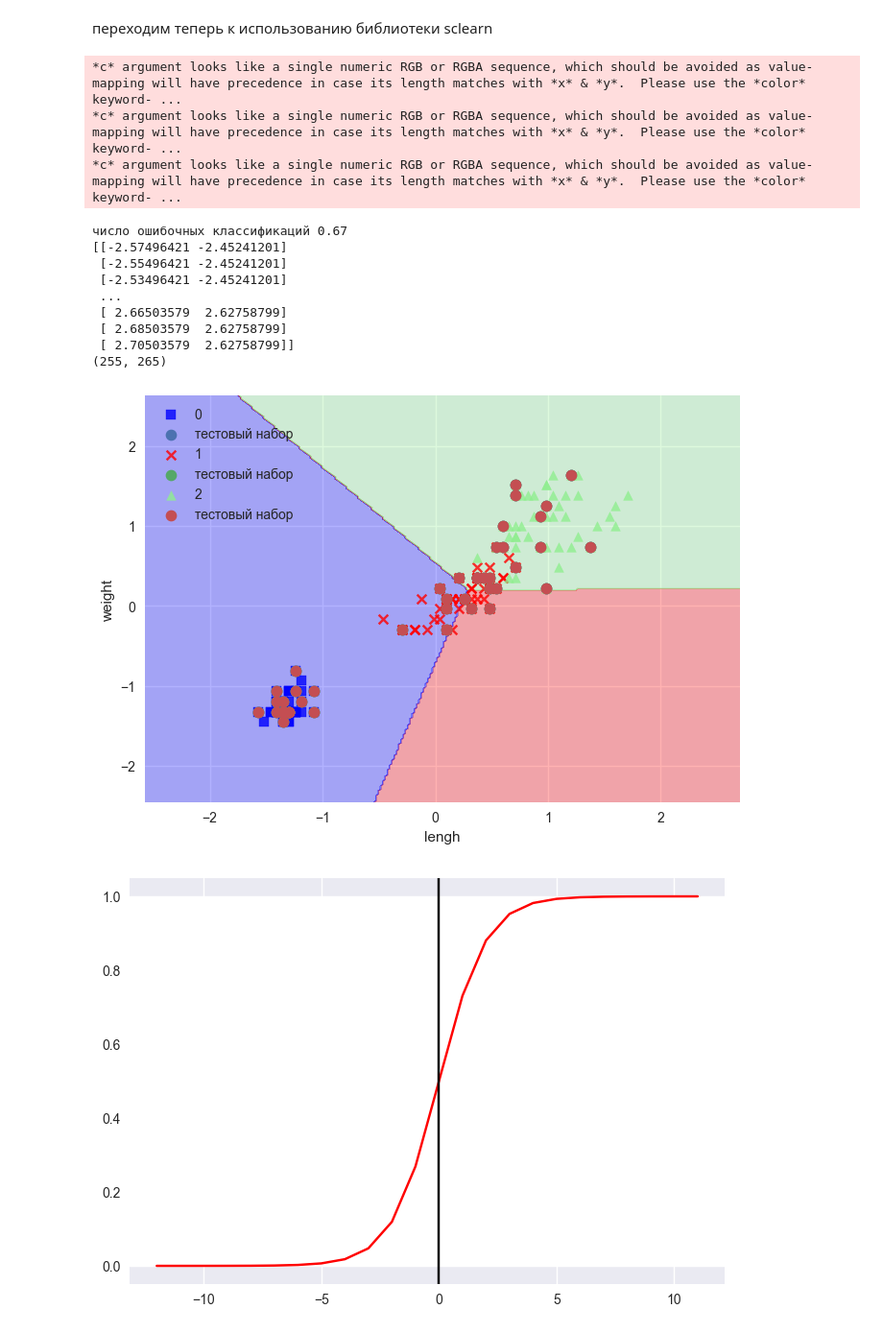
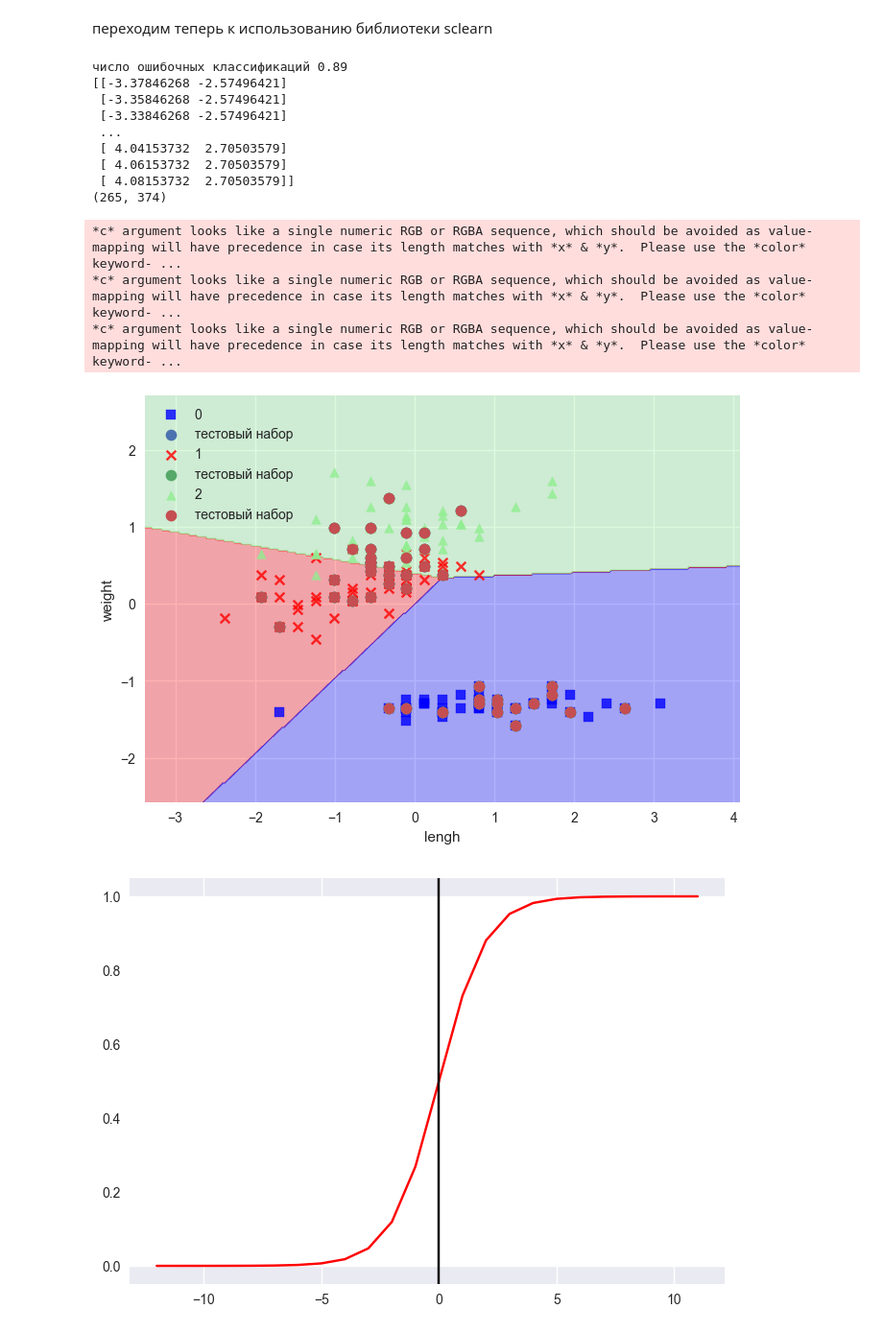
Before and after one commit to Asdergh/Drone_kit, a Jupyter notebook: Untitled-1.ipynb, the cells around one changed output. Shown at 96% size. Cells and saved outputs as stored; diff of their text form; code cells hidden in the pictures.

```diff
--- a/Untitled-1.ipynb
+++ b/Untitled-1.ipynb
@@ -123,7 +123,7 @@ def generate_desition_plot(X, Y, classifier,  frequency=0.02, test_idx=None):
         if test_idx:
             X_test, y_test = X[test_idx, :], y[test_idx]
             plt.scatter(X_test[:, 0], X_test[:, 1], alpha=1.0, linewidth=1, marker="o",
-                        s=55, label="тестовый набор")
+                        s=55, label="тестовый набор", color=None)
 # %%
 generate_desition_plot(X, y, classifier=pn)
 plt.xlabel("длинна чашелистиника")
@@ -337,47 +327,47 @@ from sklearn.preprocessing import StandardScaler
 from sklearn.linear_model import Perceptron
 from sklearn.metrics import accuracy_score
 
 iris = datasets.load_iris()
-X = iris.data[:, [2, 3]]
+X = iris.data[:, [1, 2]]
 y = iris.target
 
 X_train, X_test, y_train, y_test = train_test_split(X, y, test_size=0.3, random_state=0)
 
 sc = StandardScaler()
 sc.fit(X_train)
 
 X_train_std = sc.transform(X_train)
 X_test_std = sc.transform(X_test)
 
 ppn = Perceptron(max_iter=40, eta0=0.01, random_state=0)
 ppn.fit(X_train_std, y_train)
 
 y_pred = ppn.predict(X_test_std)
 print("число ошибочных классификаций %.2f" % accuracy_score(y_test, y_pred))
 
 
 X_combination_std = np.vstack((X_train_std, X_test_std))
 Y_combination = np.hstack((y_train, y_test))
 
 generate_desition_plot(X=X_combination_std, Y=Y_combination, classifier=ppn, test_idx=range(105, 150))
 plt.xlabel("lengh")
 plt.ylabel("weight")
 plt.legend(loc="upper left")
 plt.show()
 # %% [output]
-*c* argument looks like a single numeric RGB or RGBA sequence, which should be avoided as value-mapping will have precedence in case its length matches with *x* & *y*.  Please use the *color* keyword- ...
-*c* argument looks like a single numeric RGB or RGBA sequence, which should be avoided as value-mapping will have precedence in case its length matches with *x* & *y*.  Please use the *color* keyword- ...
-*c* argument looks like a single numeric RGB or RGBA sequence, which should be avoided as value-mapping will have precedence in case its length matches with *x* & *y*.  Please use the *color* keyword- ...
+число ошибочных классификаций 0.89
+[[-3.37846268 -2.57496421]
+ [-3.35846268 -2.57496421]
+ [-3.33846268 -2.57496421]
+ ...
+ [ 4.04153732  2.70503579]
+ [ 4.06153732  2.70503579]
+ [ 4.08153732  2.70503579]]
+(265, 374)
-число ошибочных классификаций 0.67
-[[-2.57496421 -2.45241201]
- [-2.55496421 -2.45241201]
- [-2.53496421 -2.45241201]
- ...
- [ 2.66503579  2.62758799]
- [ 2.68503579  2.62758799]
- [ 2.70503579  2.62758799]]
-(255, 265)
+*c* argument looks like a single numeric RGB or RGBA sequence, which should be avoided as value-mapping will have precedence in case its length matches with *x* & *y*.  Please use the *color* keyword- ...
+*c* argument looks like a single numeric RGB or RGBA sequence, which should be avoided as value-mapping will have precedence in case its length matches with *x* & *y*.  Please use the *color* keyword- ...
+*c* argument looks like a single numeric RGB or RGBA sequence, which should be avoided as value-mapping will have precedence in case its length matches with *x* & *y*.  Please use the *color* keyword- ...
-[figure, old version]
+[figure, new version]
 # %%
 z_net = np.arange(-12, 12)
 sigmoid = 1.0 / (1 + np.exp(-z_net))
```
Also changed, not shown: parts of 7 cells of this notebook, 4 other files.
